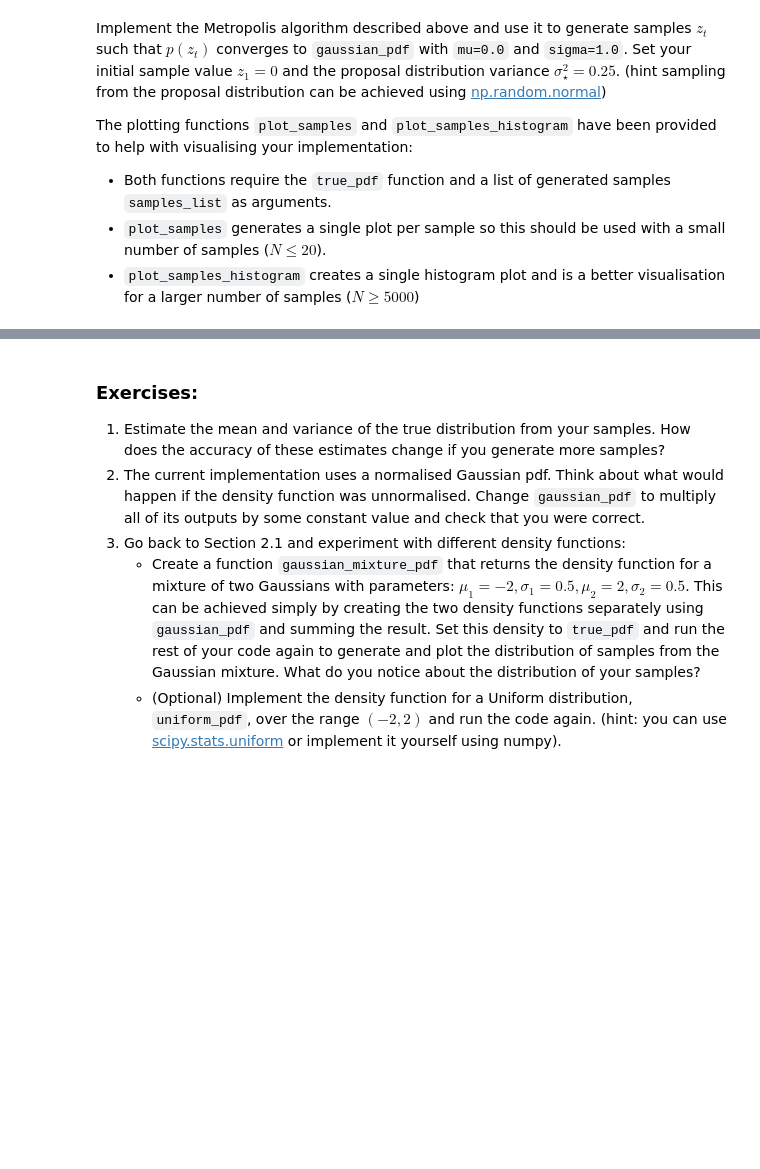
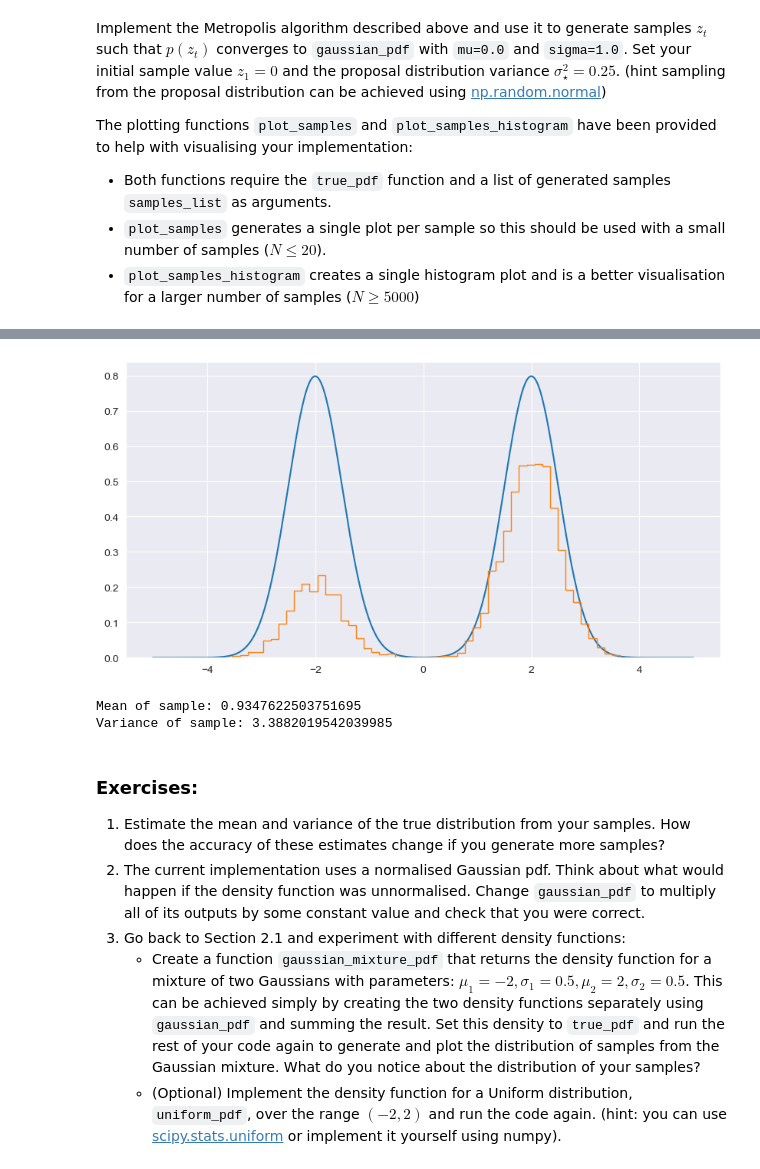
Before and after one commit to ZehuaLiuY/lab_sheets_public, a Jupyter notebook: lab3/lab3-Bayesian_Networks_MCMC_PyMC3.ipynb, the cells around one changed output, grey strips where cells are left out. Saved outputs shown, nothing was run; the diff lists cells and outputs as text; code cells hidden in the pictures; blank space fills up the shorter version.

```diff
--- a/lab3/lab3-Bayesian_Networks_MCMC_PyMC3.ipynb
+++ b/lab3/lab3-Bayesian_Networks_MCMC_PyMC3.ipynb
@@ -106,10 +106,13 @@ For this implementation it may be useful to use a `lambda` function which is a v
 def gaussian_pdf(mu, sigma):
     return lambda x: 1/np.sqrt(2*np.pi*sigma**2)*np.exp(-0.5*((x-mu)/sigma)**2)
 
-def gaussian_mixture_pdf(mu_1, sigma_1, mixing_weight_1, mu_2, sigma_2, mixing_weight_2):
+def gaussian_mixture_pdf(mu_1, sigma_1,  mu_2, sigma_2):
     gaussian1 = gaussian_pdf(mu_1, sigma_1)
     gaussian2 = gaussian_pdf(mu_2, sigma_2)
-    return lambda x: mixing_weight_1 * gaussian1(x) + mixing_weight_2 * gaussian2(x)
+    return lambda x: gaussian1(x) + gaussian2(x)
+
+def uniform_pdf(lower, upper):
+    return lambda x: 1 / (upper - lower) if lower <= x <= upper else 0
 # %% [markdown]
 The code below uses this function to create and plot a Gaussian pdf with `mu=0.0` and `sigma=1.0`.
 # %%
@@ -187,3 +190,31 @@ Variance of sample: 0.8982259615433581
+# %%
+# gaussian mixture
+mu_1 = -2
+sigma_1 = 0.5
+mu_2 = 2
+sigma_2 = 0.5
+
+num_samples = 10000
+samples = []
+current_sample = 0
+for i in range(num_samples):
+    # propose a new sample
+    proposed_sample = np.random.normal(current_sample, np.sqrt(proposal_variance))
+    # compute acceptance probability
+    acceptance_probability = min(1, gaussian_mixture_pdf(mu_1, sigma_1, mu_2, sigma_2)(proposed_sample) / gaussian_mixture_pdf(mu_1, sigma_1, mu_2, sigma_2)(current_sample))
+    # accept or reject the new sample
+    if np.random.rand() < acceptance_probability:
+        current_sample = proposed_sample
+    samples.append(current_sample)
+
+# plot
+plot_samples_histogram(gaussian_mixture_pdf(mu_1, sigma_1, mu_2, sigma_2), samples)
+print('Mean of sample:', np.mean(samples))
+print('Variance of sample:', np.var(samples))
+# %% [output]
+[figure, added]
+Mean of sample: 0.9347622503751695
+Variance of sample: 3.3882019542039985
 # %% [markdown]
 ### Exercises:
 1. Estimate the mean and variance of the true distribution from your samples. How does the accuracy of these estimates change if you generate more samples?
```
Also changed, not shown: parts of 7 cells of this notebook, 2 other files.
